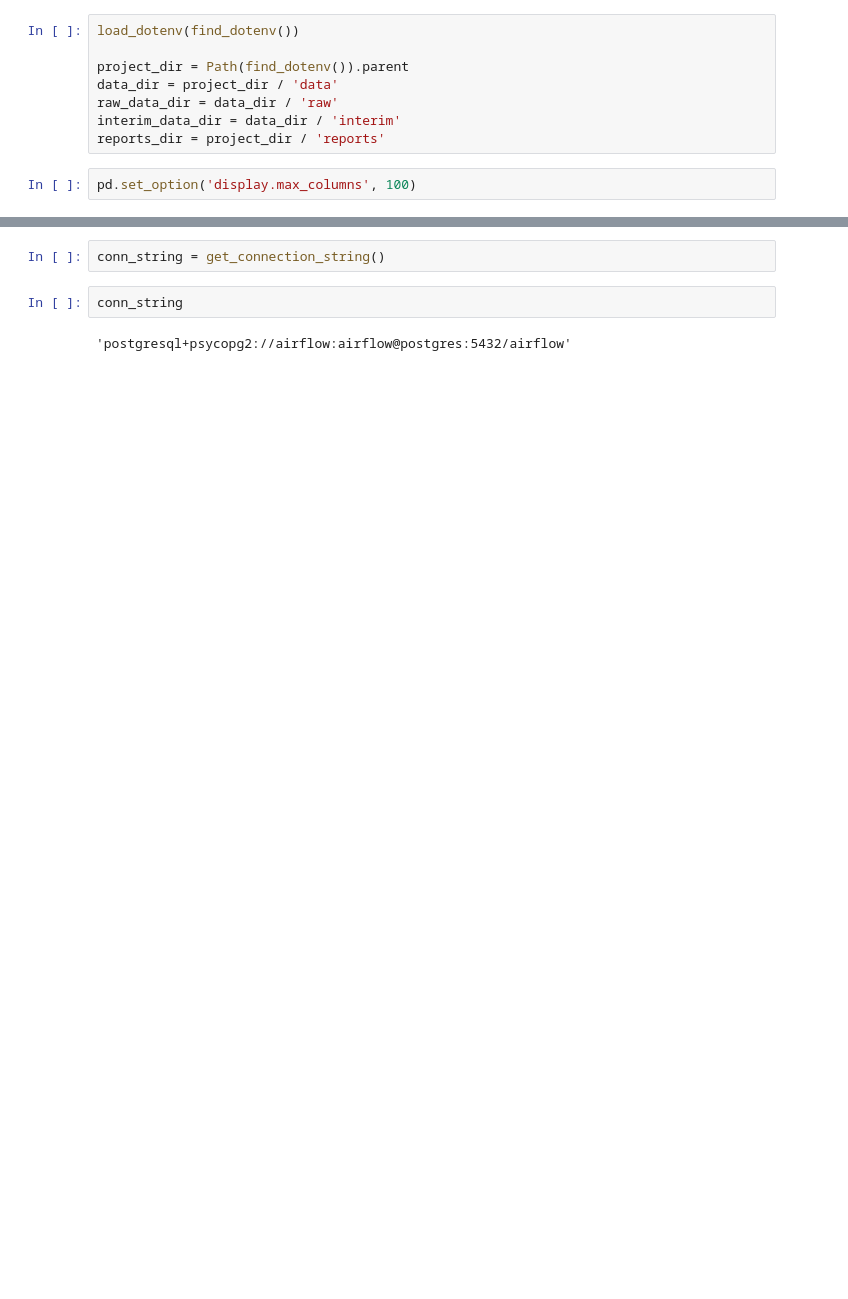
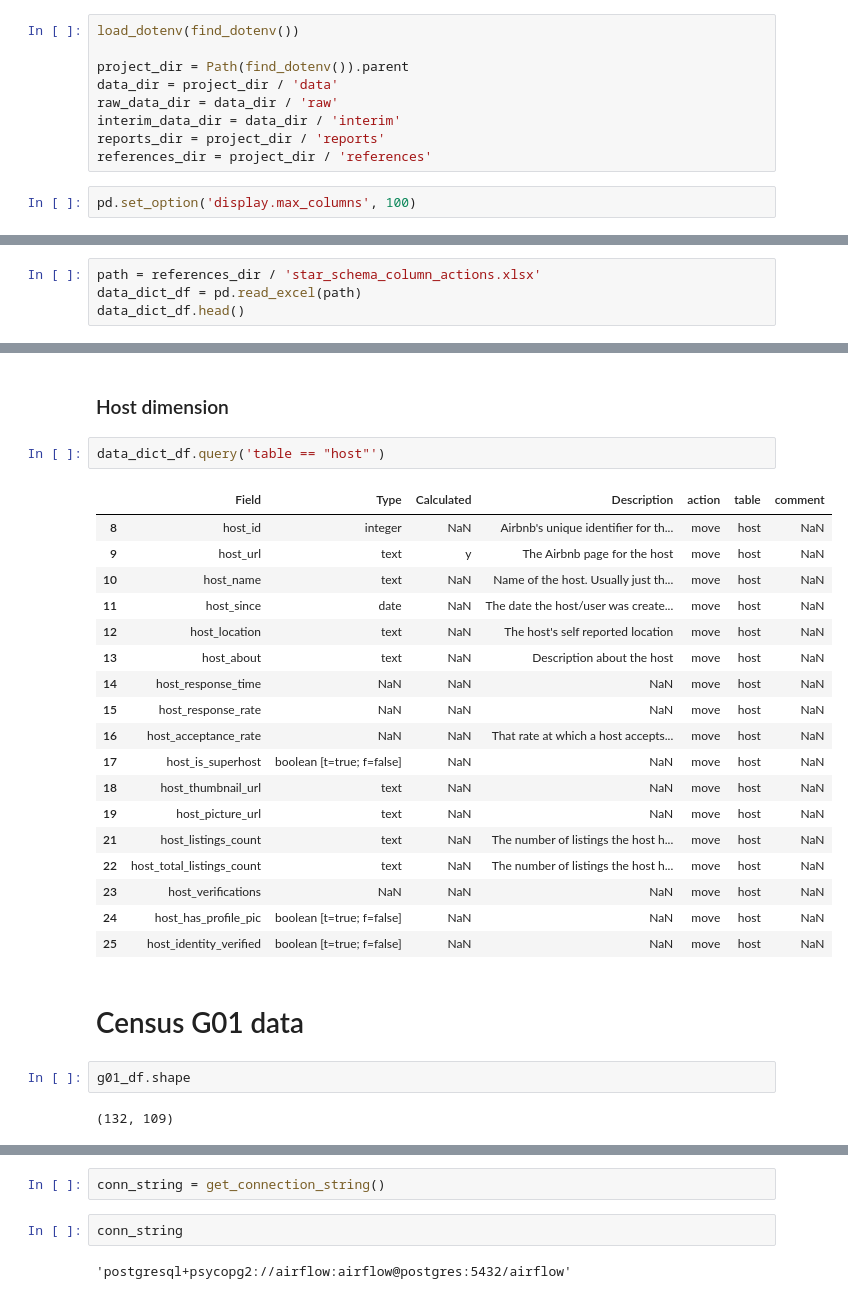
Before and after one commit to roger-yu-ds/bde_ass_2, a Jupyter notebook: notebooks/2_design_star_schema.ipynb, the cells around one changed output, grey strips where cells are left out. Drawn from its saved outputs; the diff is of its cells as text; blank space fills up the shorter version.

```diff
--- a/notebooks/2_design_star_schema.ipynb
+++ b/notebooks/2_design_star_schema.ipynb
@@ -49,6 +43,7 @@ data_dir = project_dir / 'data'
 raw_data_dir = data_dir / 'raw'
 interim_data_dir = data_dir / 'interim'
 reports_dir = project_dir / 'reports'
+references_dir = project_dir / 'references'
 # %%
 pd.set_option('display.max_columns', 100)
 # %% [markdown]
@@ -69,0 +114,4 @@ df.head()
+# %%
+path = references_dir / 'star_schema_column_actions.xlsx'
+data_dict_df = pd.read_excel(path)
+data_dict_df.head()
@@ -69,0 +147,29 @@ df.head()
+# %% [markdown]
+### Host dimension
+# %%
+data_dict_df.query('table == "host"')
+# %% [output]
+|  | Field | Type | Calculated | Description | action | table | comment |
+| 8 | host_id | integer | NaN | Airbnb's unique identifier for th... | move | host | NaN |
+| 9 | host_url | text | y | The Airbnb page for the host | move | host | NaN |
+| 10 | host_name | text | NaN | Name of the host. Usually just th... | move | host | NaN |
+| 11 | host_since | date | NaN | The date the host/user was create... | move | host | NaN |
+| 12 | host_location | text | NaN | The host's self reported location | move | host | NaN |
+| 13 | host_about | text | NaN | Description about the host | move | host | NaN |
+| 14 | host_response_time | NaN | NaN | NaN | move | host | NaN |
+| 15 | host_response_rate | NaN | NaN | NaN | move | host | NaN |
+| 16 | host_acceptance_rate | NaN | NaN | That rate at which a host accepts... | move | host | NaN |
+| 17 | host_is_superhost | boolean [t=true; f=false] | NaN | NaN | move | host | NaN |
+| 18 | host_thumbnail_url | text | NaN | NaN | move | host | NaN |
+| 19 | host_picture_url | text | NaN | NaN | move | host | NaN |
+| 21 | host_listings_count | text | NaN | The number of listings the host h... | move | host | NaN |
+| 22 | host_total_listings_count | text | NaN | The number of listings the host h... | move | host | NaN |
+| 23 | host_verifications | NaN | NaN | NaN | move | host | NaN |
+| 24 | host_has_profile_pic | boolean [t=true; f=false] | NaN | NaN | move | host | NaN |
+| 25 | host_identity_verified | boolean [t=true; f=false] | NaN | NaN | move | host | NaN |
+# %% [markdown]
+# Census G01 data
+# %%
+g01_df.shape
+# %% [output]
+(132, 109)
```
Also changed, not shown: parts of 45 cells of this notebook, 1 other file.
